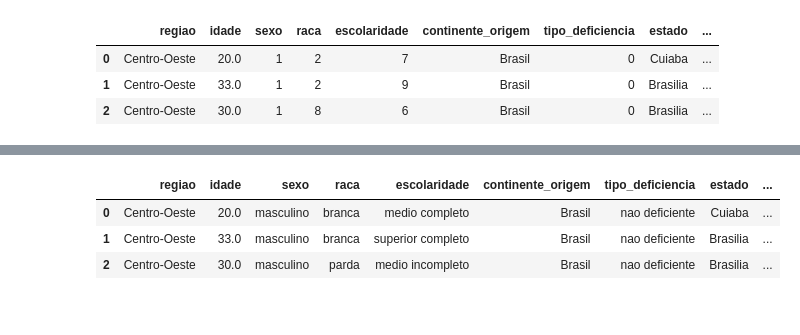
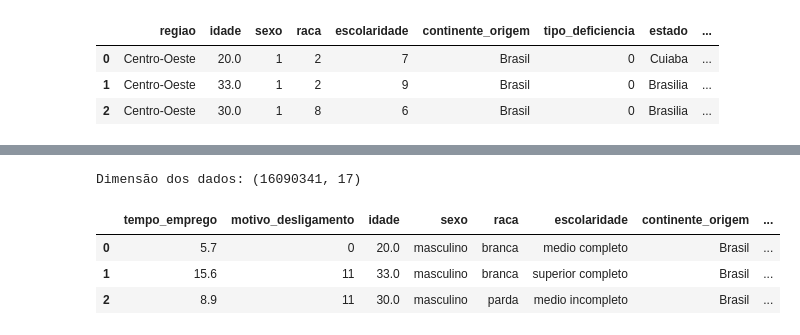
Before and after one commit to nhilariosilva/rais_analysis, a Jupyter notebook: Rais - Limpeza dados.ipynb, the cells around one changed output, grey strips where cells are left out. Cells and saved outputs as stored; diff of their text form; code cells hidden in the pictures.

```diff
--- a/Rais - Limpeza dados.ipynb
+++ b/Rais - Limpeza dados.ipynb
@@ -1171,5 +1167,38 @@ df_final["grupo_ocupacao_cbo"] = df_final["grupo_ocupacao_cbo"].cat.rename_categ
     "Profissionais_Nivel_Superior" : "profissionais nivel superior",
     "Servicos_Administrativos" : "servicos administrativos",
     "Servicos_e_Vendas" : "servicos e vendas",
-    "Tecnicos_Nivel_Medi" : "tecnicos nivel medio"
+    "Tecnicos_Nivel_Medio" : "tecnicos nivel medio"
 })
+
+df_final["motivo_desligamento"] = df_final["motivo_desligamento"].cat.rename_categories({
+    "Agropecuaria" : "agropecuaria",
+    "Diretores_Gerentes" : "diretores gerentes",
+    "Industria_Producao" : "industria producao",
+    "Manutencao_Reparacao" : "manutencao reparacao",
+    "Profissionais_Nivel_Superior" : "profissionais nivel superior",
+    "Servicos_Administrativos" : "servicos administrativos",
+    "Servicos_e_Vendas" : "servicos e vendas",
+    "Tecnicos_Nivel_Medio" : "tecnicos nivel medio"
+})
+
+# Seleciona apenas trabalhadores que recebem um salário positivo
+# Em casos de desligamento fantasma (funcionário demitido, mas continua nos registros)
+# É possível que a remuneração seja registrada como zero
+df_final = df_final.loc[ df_final["remuneracao_media_nominal"] > 0, : ]
+
+df_final["trabalho_local_da_sede"] = df_final["trabalho_local_da_sede"].astype("uint")
+
+df_final = df_final.loc[df_final["vinculo_agrupado"] == "clt indeterminado", :]
+df_final = df_final.drop(columns = "vinculo_agrupado")
+df_final = df_final.drop(columns = "trabalho_local_da_sede")
+# Como já temos informações por estado, desconsideramos a região como um todo
+df_final = df_final.drop(columns = "regiao")
+# A admissão agrupada pode vazar informações sobre o tempo de emprego, dado que se não for igual a 0
+# sabemos que o funcionário foi contratado no ano atual (2024) e que seu tempo será naturalmente inferior
+# Nos interessamos por associações estatisticamente significativas, não por restrições determinísticas.
+# Sendo assim, parece razoável removermos essa coluna.
+# Além disso, o pré-processamento agrega funcionários não admitidos no ano em "especial". Exige correções caso tenhamos o interesse em aplicar essa variável no modelo!
+df_final = df_final.drop(columns = "admissao_agrupada")
+
+# Por motivos similares a "admissao_agrupada", também removemos essa variável
+df_final = df_final.drop(columns = "mes_admissao")
@@ -1192,7 +1205,14 @@ Categories (3, object): ['clt indeterminado', 'outros', 'prazo determinado']
 # %%
+print("Dimensão dos dados: {}".format(df_final.shape))
+
+df_final = df_final.loc[:, ["tempo_emprego", "motivo_desligamento",
+                            "idade", "sexo", "raca", "escolaridade", "continente_origem", "tipo_deficiencia",
+                            "estado", "cnae_secao", "setor_economico", "tamanho_estabelecimento", "grupo_ocupacao_cbo",
+                            "horas_semanais", "regime_jornada", "remuneracao_media_nominal", "qtd_dias_afastamento"]]
 df_final.head(3)
 # %% [output]
+Dimensão dos dados: (16090341, 17)
-|  | regiao | idade | sexo | raca | escolaridade | continente_origem | tipo_deficiencia | estado | ... |
-| 0 | Centro-Oeste | 20.0 | masculino | branca | medio completo | Brasil | nao deficiente | Cuiaba | ... |
-| 1 | Centro-Oeste | 33.0 | masculino | branca | superior completo | Brasil | nao deficiente | Brasilia | ... |
-| 2 | Centro-Oeste | 30.0 | masculino | parda | medio incompleto | Brasil | nao deficiente | Brasilia | ... |
+|  | tempo_emprego | motivo_desligamento | idade | sexo | raca | escolaridade | continente_origem | ... |
+| 0 | 5.7 | 0 | 20.0 | masculino | branca | medio completo | Brasil | ... |
+| 1 | 15.6 | 11 | 33.0 | masculino | branca | superior completo | Brasil | ... |
+| 2 | 8.9 | 11 | 30.0 | masculino | parda | medio incompleto | Brasil | ... |
```
Also changed, not shown: parts of 26 cells of this notebook, 1 other file.
